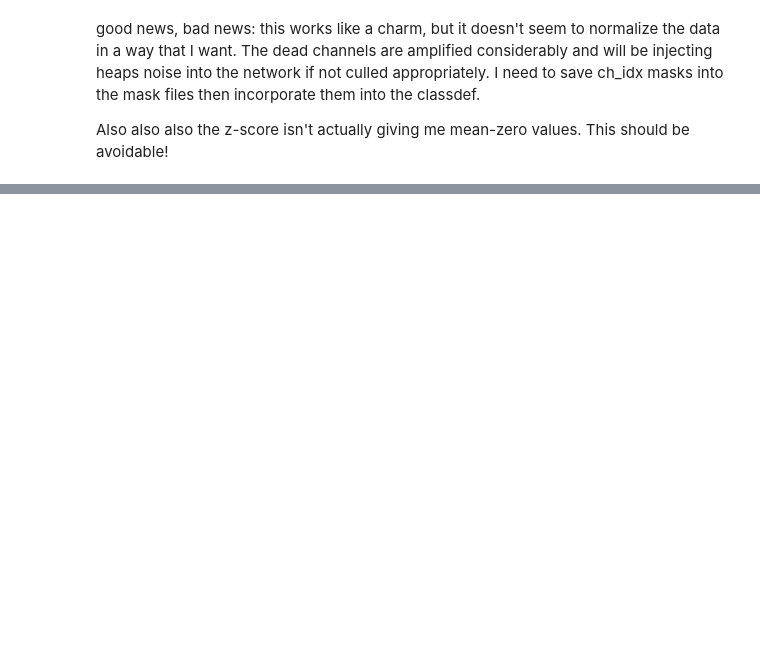
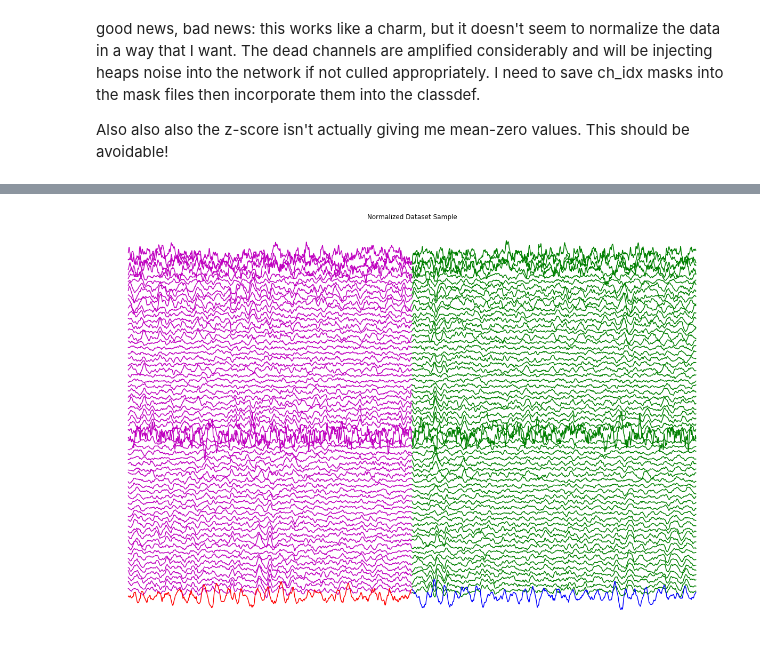
Before and after one commit to m-nolan/ecog_is2s, a Jupyter notebook: notebooks/ECoG_dataset_creation_20200708.ipynb, the cells around one changed output, grey strips where cells are left out. Drawn from its saved outputs; the diff is of its cells as text; code cells hidden in the pictures; blank space fills up the shorter version.

```diff
--- a/notebooks/ECoG_dataset_creation_20200708.ipynb
+++ b/notebooks/ECoG_dataset_creation_20200708.ipynb
@@ -320,0 +367,38 @@ Also also also the z-score isn't actually giving me mean-zero values. This shoul
+# %%
+import sys
+def spontaneous_ecog( src_len, trg_len, step_len, filter_type='clfp' ):
+    platform_name = sys.platform
+    if platform_name == 'darwin':
+        # local machine
+        data_dir_path = '/Volumes/Samsung_T5/aoLab/Data/WirelessData/Goose_Multiscale_M1/180325/'
+    elif platform_name == 'linux2':
+        # HYAK, baby!
+        data_dir_path = '/gscratch/stf/manolan/Data/WirelessData/Goose_Multiscale_M1/180325/'
+    elif platform_name == 'linux':
+        # google cloud, don't fail me now
+        data_file_full_path = '/home/mickey/Data/WirelessData/Goose_Multiscale_M1/180325/'
+    # glop the file list
+    ecog_file_list = glob.glob(os.path.join(data_dir_path,'0*/*.{}.dat').format(filter_type))
+    return WirelessEcogDataset_MultiFile(ecog_file_list,src_len,trg_len,src_len+trg_len,transform=local_zscore())
+# %%
+src_len = 1000
+trg_len = 1000
+default_ecog_dataset = spontaneous_ecog(src_len,trg_len,src_len+trg_len)
+# %%
+_src, _trg = default_ecog_dataset.__getitem__(650)
+src = _src - _src.mean(axis=-1)[:,None]
+trg = _trg - _trg.mean(axis=-1)[:,None]
+plot_ch_idx = 10
+spanner = 1
+fig,ax = plt.subplots(1,1,figsize=(21,14))
+ax.plot(np.arange(src_len),src + spanner*np.arange(src.shape[1]),'m');
+ax.plot(np.arange(src_len),_src.mean(axis=-1) - spanner,'r')
+ax.plot(src_len+np.arange(trg_len),trg + spanner*np.arange(trg.shape[1]),'g');
+ax.plot(src_len+np.arange(trg_len),_trg.mean(axis=-1) - spanner,'b')
+ax.set_xticks([])
+ax.set_yticks([])
+ax.axis('off');
+ax.set_title('Normalized Dataset Sample')
+fig.show()
+# %% [output]
+[figure, added]
```
Also changed, not shown: parts of 10 cells of this notebook, 5 other files.
